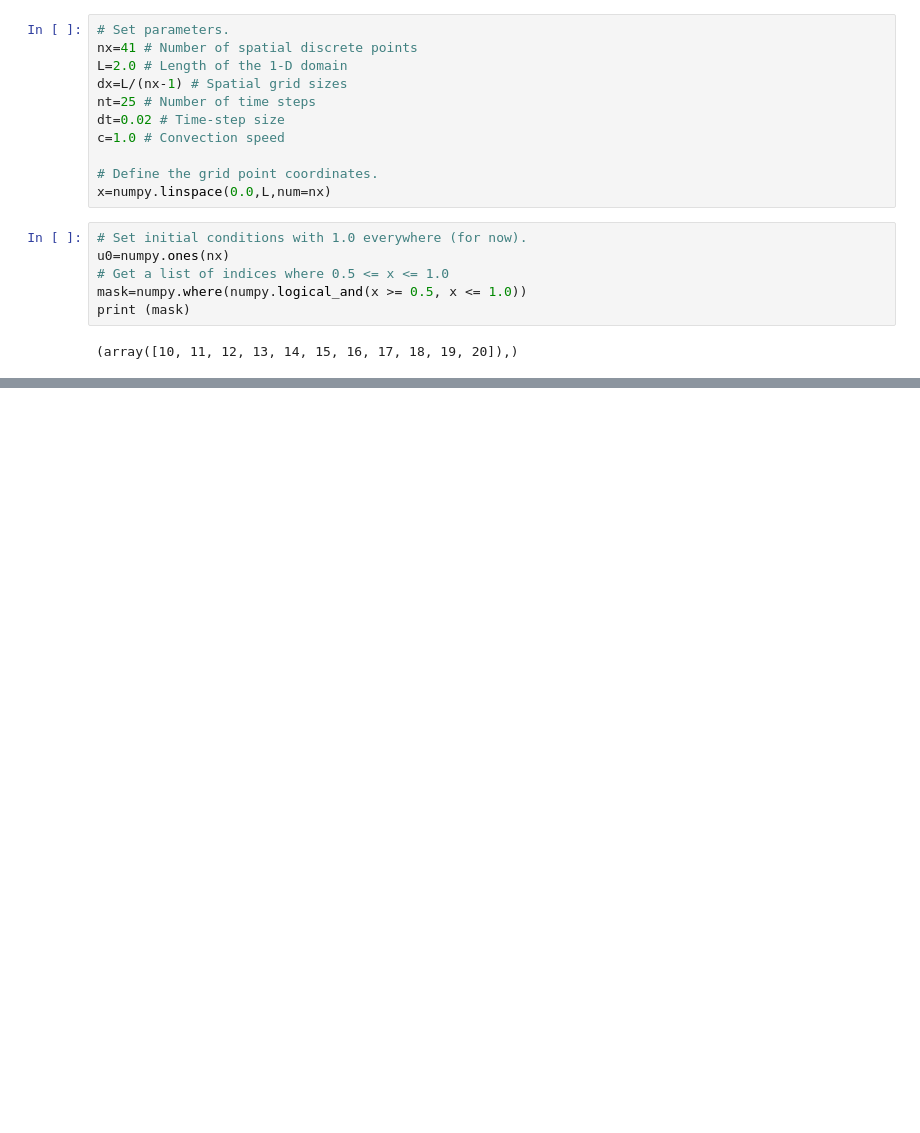
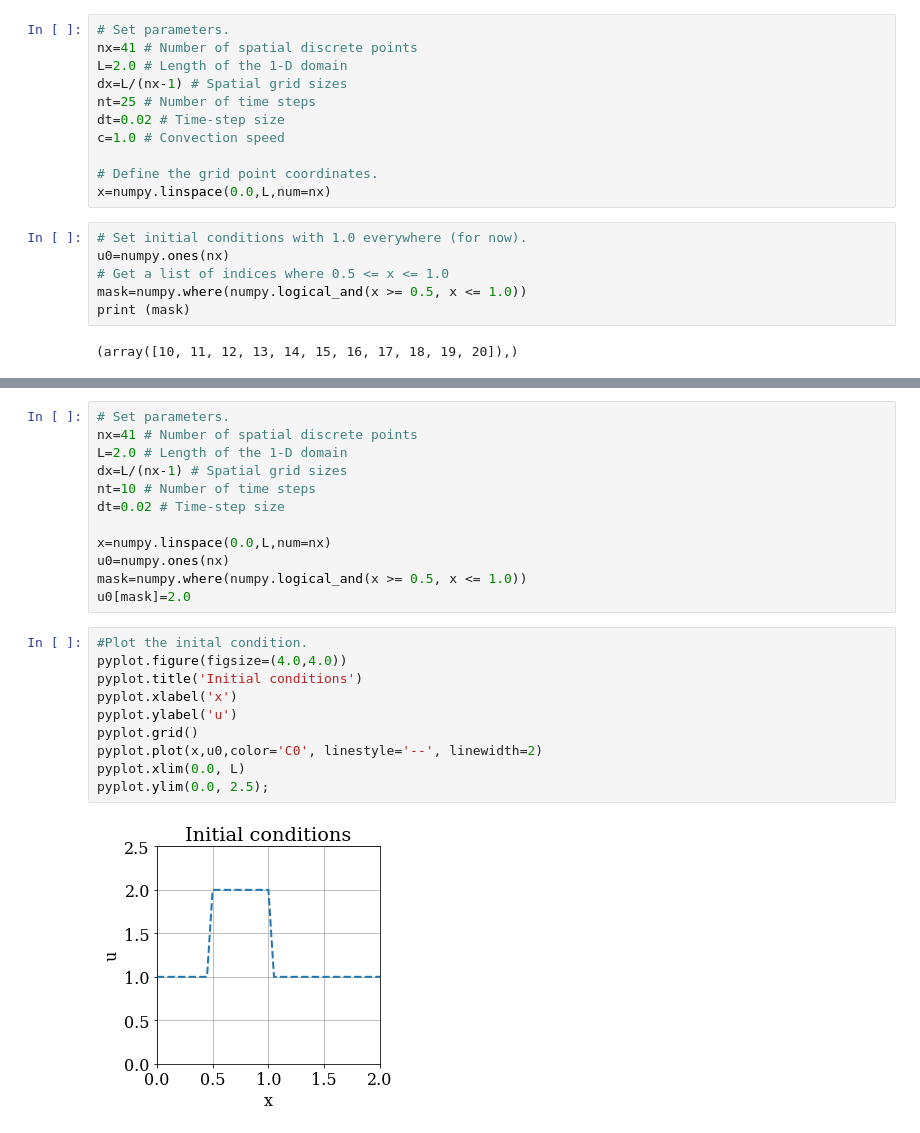
Before and after one commit to ryan28973630/MAE6286, a Jupyter notebook: Fourth Class (20180918) Lesson 1, Module 2.ipynb, the cells around one changed output, grey strips where cells are left out. Saved outputs shown, nothing was run; the diff lists cells and outputs as text; blank space fills up the shorter version.

```diff
--- a/Fourth Class (20180918) Lesson 1, Module 2.ipynb
+++ b/Fourth Class (20180918) Lesson 1, Module 2.ipynb
@@ -31,0 +66,24 @@ print(u0)
+# %%
+# Set parameters.
+nx=41 # Number of spatial discrete points
+L=2.0 # Length of the 1-D domain
+dx=L/(nx-1) # Spatial grid sizes
+nt=10 # Number of time steps
+dt=0.02 # Time-step size
+
+x=numpy.linspace(0.0,L,num=nx)
+u0=numpy.ones(nx)
+mask=numpy.where(numpy.logical_and(x >= 0.5, x <= 1.0))
+u0[mask]=2.0
+# %%
+#Plot the inital condition.
+pyplot.figure(figsize=(4.0,4.0))
+pyplot.title('Initial conditions')
+pyplot.xlabel('x')
+pyplot.ylabel('u')
+pyplot.grid()
+pyplot.plot(x,u0,color='C0', linestyle='--', linewidth=2)
+pyplot.xlim(0.0, L)
+pyplot.ylim(0.0, 2.5);
+# %% [output]
+[figure, added]
```
Also changed, not shown: parts of 5 cells of this notebook.
